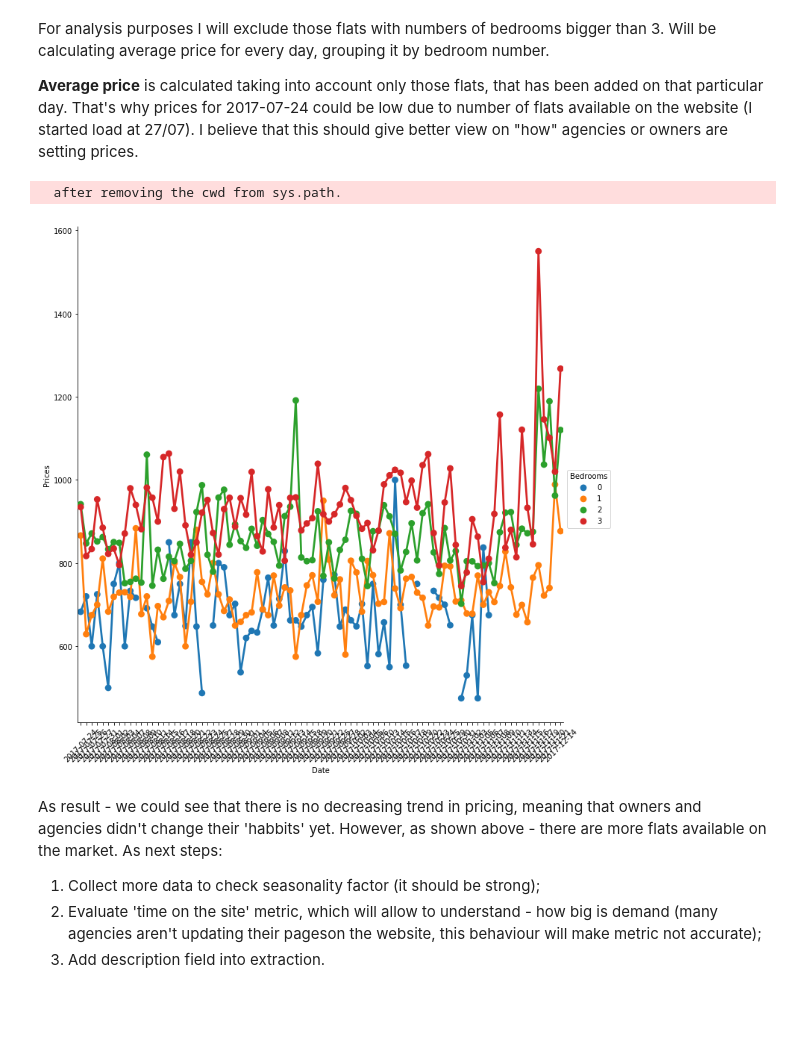
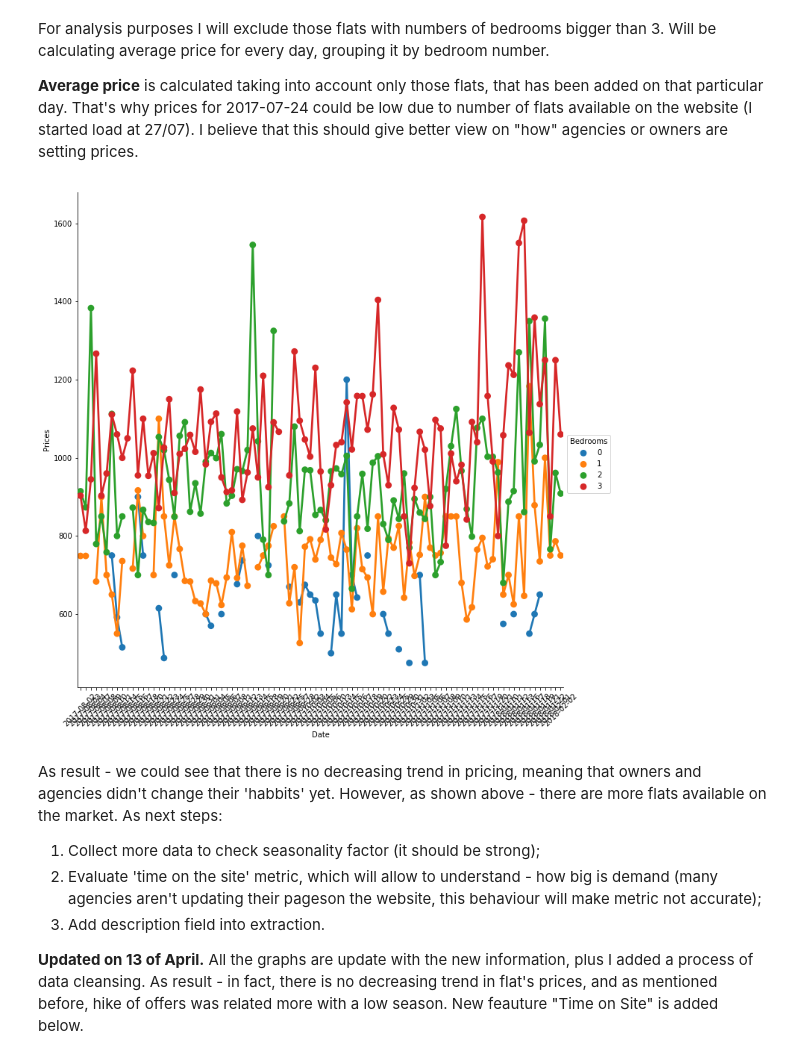
Before and after one commit to miskamvedebel/Flat-Rent-Prices-In-Palma, a Jupyter notebook: Flats.ipynb, the cells around one changed output. Cells and saved outputs as stored; diff of their text form; code cells hidden in the pictures; blank space fills up the shorter version.

Commit message:
updating the notebook with fresh data 1.1

```diff
--- a/Flats.ipynb
+++ b/Flats.ipynb
@@ -17,3 +57,15 @@ X = ds[['Id','DateFrom']].groupby(['DateFrom'], as_index = False).count()
+# %%
+ds = ds.dropna(thresh=4).reset_index(drop=True)
+ds['Date_From'] = [datetime.datetime.strptime(ds['Timestamp_from'][i], '%Y-%m-%d %H:%M:%S').date() for i in range(0, len(ds['Timestamp_from']))]
+ds['Date_To'] = [datetime.datetime.strptime(ds['Timestamp_to'][i], '%Y-%m-%d %H:%M:%S').date() for i in range(0, len(ds['Timestamp_to']))]
+# %%
+#Excluding outliers, start and end date, as well, as some dates in the middle where to html code was changed
+ds = ds[(ds['Date_From']!=min(ds.Date_From))&
+        (ds['Date_From']!=max(ds.Date_From))&
+        (ds['Date_From']!=datetime.datetime.strptime('2018-01-09', '%Y-%m-%d').date())&
+        (ds['Date_From']!=datetime.datetime.strptime('2017-12-14', '%Y-%m-%d').date())&
+        (ds['Date_From']!=datetime.datetime.strptime('2018-01-31', '%Y-%m-%d').date())]
+X = ds[['Id','Date_From']].groupby(['Date_From'], as_index = False).count()
 # %%
 fig = plt.figure(figsize=(20, 15))
 ax1 = fig.add_subplot(111)
@@ -45,7 +97,8 @@ Moving average graph shows that, indeed, number of flats advertised started to i
 # %% [markdown]
 ** Coming to prices **
 # %%
-pr = pd.read_csv( fname, sep = ';', encoding = 'latin1')
-pr['Bedrooms'] = pr.Bedrooms.str.extract('(\d)').astype(int)
-print(pr[['DateFrom', 'Bedrooms', 'Price']].groupby(['DateFrom','Bedrooms'], as_index = False).mean())
+ds['Bedrooms'] = ds['Bedrooms'].astype(str) #to align first
+ds['Bedrooms'] = ds.Bedrooms.str.extract('(\d)').astype(int)
+ds['Price'] = ds['Price'].astype(float)
+print(ds[['Date_From', 'Bedrooms', 'Price']].groupby(['Date_From','Bedrooms'], as_index = False).mean())
 # %% [output]
@@ -70,22 +123,27 @@ print(pr[['DateFrom', 'Bedrooms', 'Price']].groupby(['DateFrom','Bedrooms'], as_
 For analysis purposes I will exclude those flats with numbers of bedrooms bigger than 3. Will be calculating average price for every day, grouping it by bedroom number.
 
 **Average price** is calculated taking into account only those flats, that has been added on that particular day. That's why prices for 2017-07-24 could be low due to number of flats available on the website (I started load at 27/07). I believe that this should give better view on "how" agencies or owners are setting prices.
+# %%
+pr_max_3 = ds[ds['Bedrooms']<=3]
+X_pr = pr_max_3.groupby(['Date_From','Bedrooms'], as_index = False)['Price'].mean()
+ma0 = pd.rolling_mean(arg=X_pr, window=10, min_periods=1)
 # %%
-pr_max_3 = pr[pr['Bedrooms']<=3]
-X_pr = pr_max_3.groupby(['DateFrom','Bedrooms'], as_index = False)['Price'].mean()
-#X_pr0 = X_pr[X_pr['Bedrooms'] == 0]
-ma0 = pd.rolling_mean(arg=X_pr, window=10, min_periods=1 )
-sns.factorplot("DateFrom","Price", hue ="Bedrooms", data = X_pr, size = 10, legend = True)
+#visualizing it
+sns.factorplot("Date_From","Price", hue ="Bedrooms", data = X_pr, size = 10, legend = True)
 plt.xticks(rotation = 45)
 plt.xlabel("Date")
 plt.ylabel("Prices")
 plt.show()
 # %% [output]
-  after removing the cwd from sys.path.
-[figure, old version]
+[figure, new version]
 # %% [markdown]
 As result - we could see that there is no decreasing trend in pricing, meaning that owners and agencies didn't change their 'habbits' yet. However, as shown above - there are more flats available on the market.
 As next steps:
 1. Collect more data to check seasonality factor (it should be strong);
 2. Evaluate 'time on the site' metric, which will allow to understand - how big is demand (many agencies aren't updating their pageson the website, this behaviour will make metric not accurate);
 3. Add description field into extraction.
+
+**Updated on 13 of April.**
+All the graphs are update with the new information, plus I added a process of data cleansing.
+As result - in fact, there is no decreasing trend in flat's prices, and as mentioned before, hike of offers was related more with a low season.
+New feauture "Time on Site" is added below.
```
Also changed, not shown: parts of 18 cells of this notebook.
